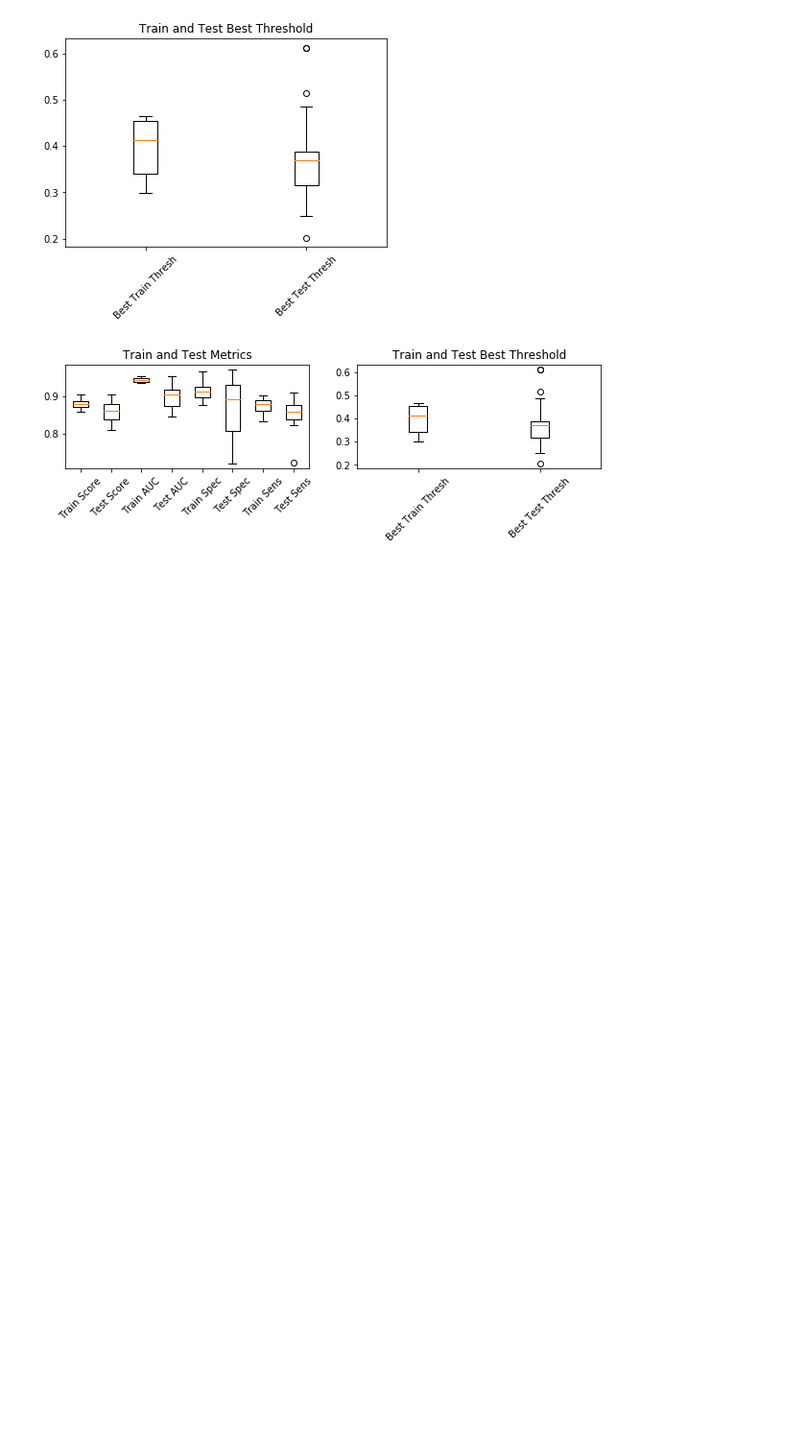
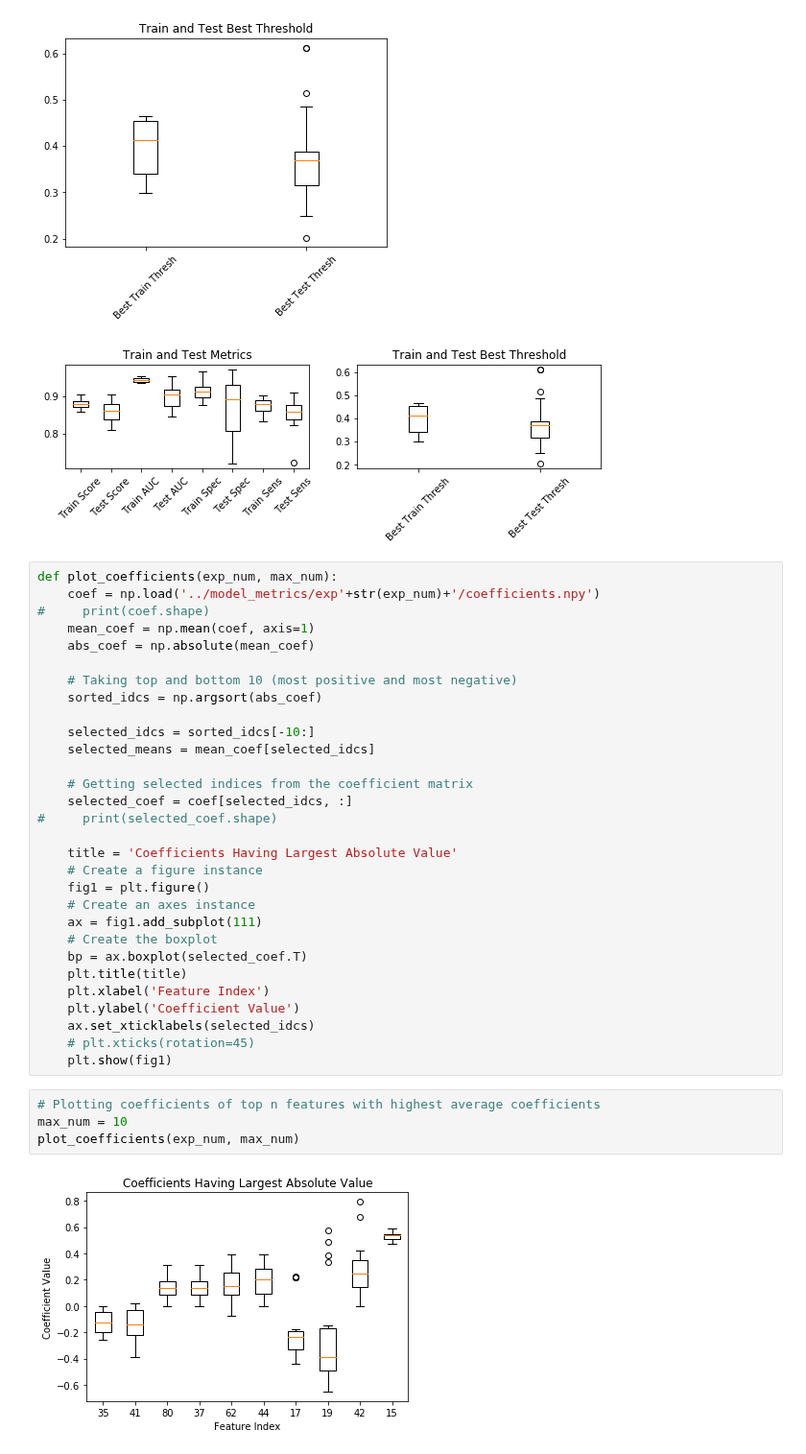
Before and after one commit to adit98/tbi, a Jupyter notebook: notebooks/Generate_Metric_Plots.ipynb, the cells around one changed output. Shown at 96% size. Drawn from its saved outputs; the diff is of its cells as text; blank space fills up the shorter version.

Commit message:
Added plots for coefficients to Generate_metric_Plots.ipynb and tried getting feature names.

```diff
--- a/notebooks/Generate_Metric_Plots.ipynb
+++ b/notebooks/Generate_Metric_Plots.ipynb
@@ -174,3 +174,39 @@ plot_all(final_metric_data, theta_data)
 [figure]
 [figure]
 [figure]
+# %%
+def plot_coefficients(exp_num, max_num):
+    coef = np.load('../model_metrics/exp'+str(exp_num)+'/coefficients.npy')
+#     print(coef.shape)
+    mean_coef = np.mean(coef, axis=1)
+    abs_coef = np.absolute(mean_coef)
+
+    # Taking top and bottom 10 (most positive and most negative)
+    sorted_idcs = np.argsort(abs_coef)
+
+    selected_idcs = sorted_idcs[-10:]
+    selected_means = mean_coef[selected_idcs]
+
+    # Getting selected indices from the coefficient matrix
+    selected_coef = coef[selected_idcs, :]
+#     print(selected_coef.shape)
+
+    title = 'Coefficients Having Largest Absolute Value'
+    # Create a figure instance
+    fig1 = plt.figure()
+    # Create an axes instance
+    ax = fig1.add_subplot(111)
+    # Create the boxplot
+    bp = ax.boxplot(selected_coef.T)
+    plt.title(title)
+    plt.xlabel('Feature Index')
+    plt.ylabel('Coefficient Value')
+    ax.set_xticklabels(selected_idcs)
+    # plt.xticks(rotation=45)
+    plt.show(fig1)
+# %%
+# Plotting coefficients of top n features with highest average coefficients
+max_num = 10
+plot_coefficients(exp_num, max_num)
+# %% [output]
+[figure, added]
```
Also changed, not shown: parts of 2 cells of this notebook, 1 other file.
